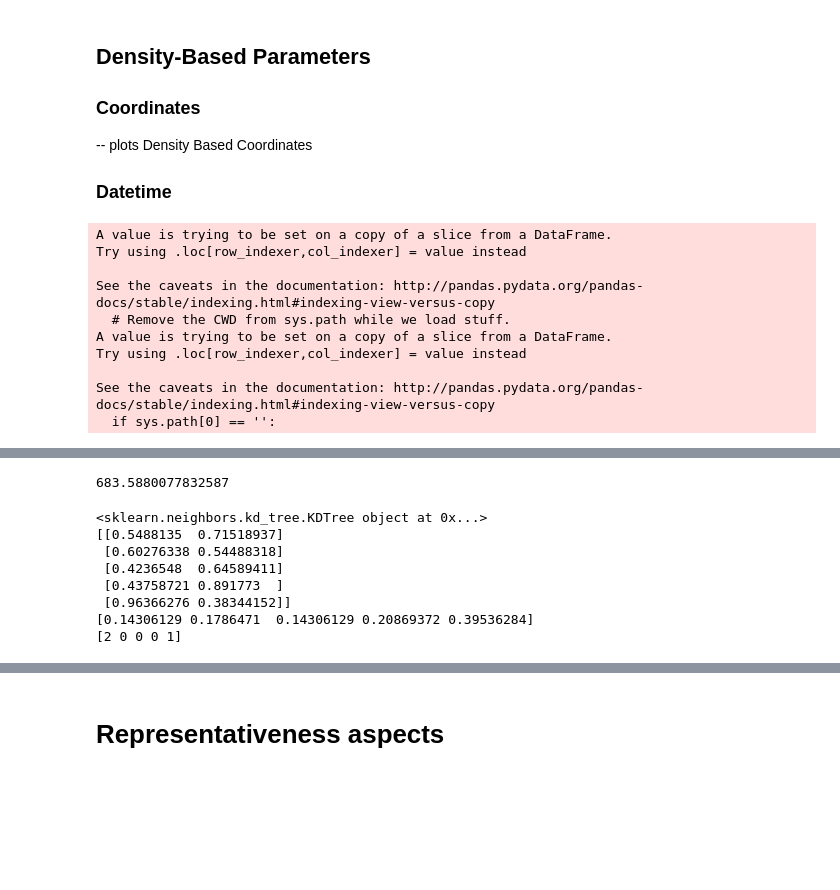
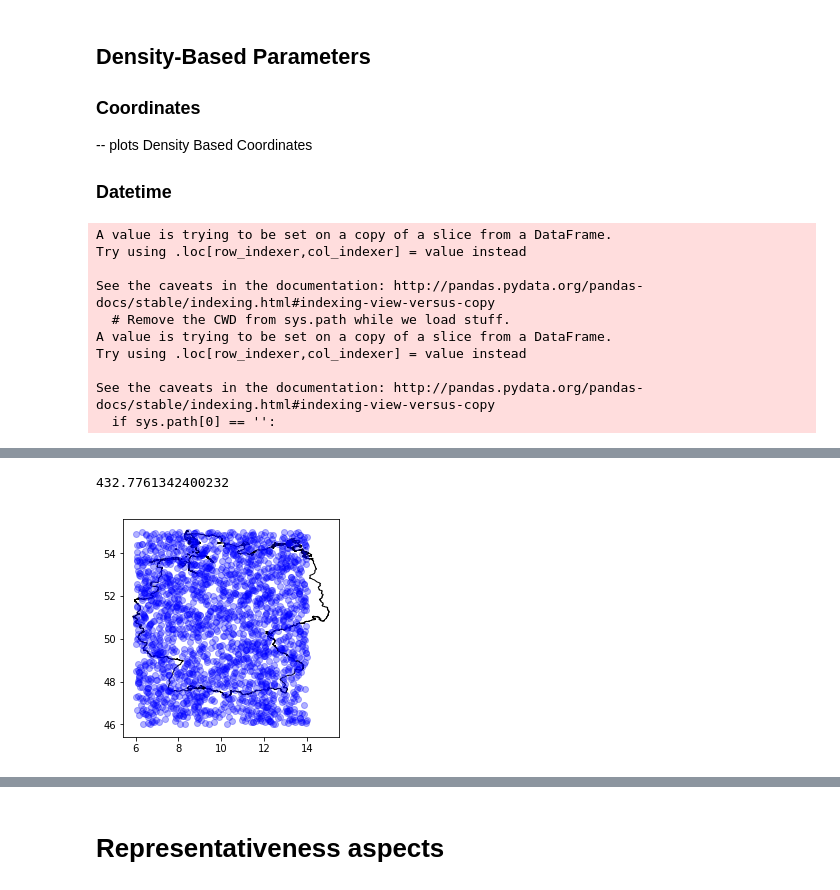
Before and after one commit to luciaeveberger/traffic_sign_recognition_uncertainty_framework, a Jupyter notebook: test_dataset/data_test_sufficency.ipynb, the cells around one changed output, grey strips where cells are left out. Saved outputs shown, nothing was run; the diff lists cells and outputs as text; code cells hidden in the pictures; blank space fills up the shorter version.

```diff
--- a/test_dataset/data_test_sufficency.ipynb
+++ b/test_dataset/data_test_sufficency.ipynb
@@ -137,11 +141,6 @@ def plot_coordinates():
 
 
 plot_coordinates()
-
-## could use this to detect distance between points
-newport_ri = df_trimmed.Coordinates_Joined[3]
-cleveland_oh = df_trimmed.Coordinates_Joined[10]
-print(distance.distance(newport_ri, cleveland_oh).km)
 # %% [output]
 A value is trying to be set on a copy of a slice from a DataFrame.
 Try using .loc[row_indexer,col_indexer] = value instead
@@ -158,23 +155,2 @@ See the caveats in the documentation: http://pandas.pydata.org/pandas-docs/stabl
-683.5880077832587
+432.7761342400232
+[figure, added]
-# %%
-## HAVERSINE & KD TREE
-
-import numpy as np
-from sklearn.neighbors import KDTree
-np.random.seed(0)
-X = np.random.random((5, 2))  # 5 points in 2 dimensions
-tree = KDTree(X)
-print(tree)
-nearest_dist, nearest_ind = tree.query(X, k=2)  # k=2 nearest neighbors where k1 = identity
-print(X)
-print(nearest_dist[:, 1])    # drop id; assumes sorted -> see args!
-print(nearest_ind[:, 1])
-# %% [output]
-<sklearn.neighbors.kd_tree.KDTree object at 0x...>
-[[0.5488135  0.71518937]
- [0.60276338 0.54488318]
- [0.4236548  0.64589411]
- [0.43758721 0.891773  ]
- [0.96366276 0.38344152]]
-[0.14306129 0.1786471  0.14306129 0.20869372 0.39536284]
-[2 0 0 0 1]
```
Also changed, not shown: parts of 10 cells of this notebook, 5 other files.
